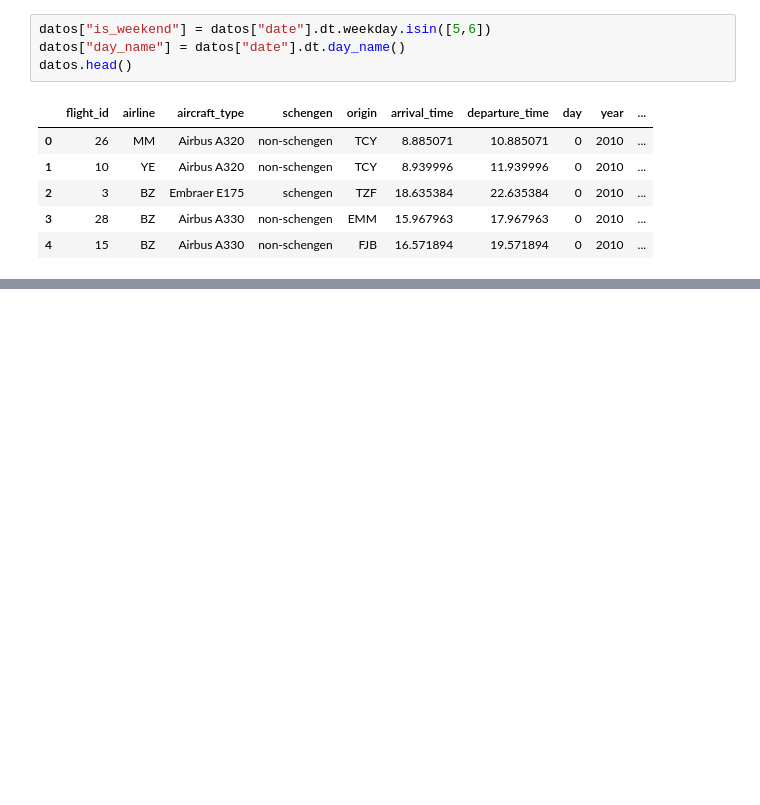
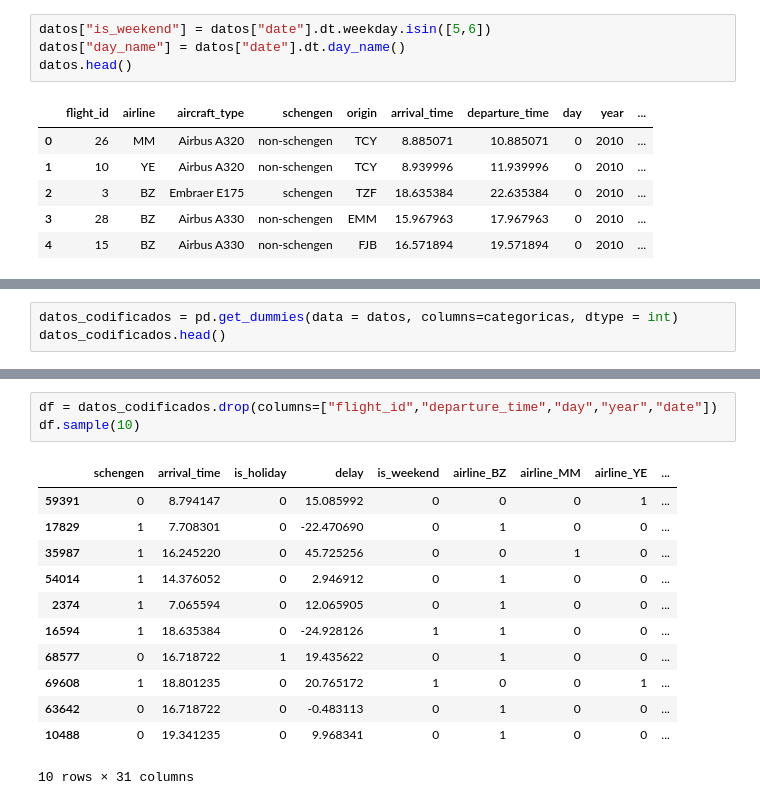
Before and after one commit to cmrondon2000/optimizacion_aeroportuaria, a Jupyter notebook: optimizacion_aeroportuaria.ipynb, the cells around one changed output, grey strips where cells are left out. Cells and saved outputs as stored; diff of their text form; blank space fills up the shorter version.

```diff
--- a/optimizacion_aeroportuaria.ipynb
+++ b/optimizacion_aeroportuaria.ipynb
@@ -191,0 +240,3 @@ datos.head()
+# %%
+datos_codificados = pd.get_dummies(data = datos, columns=categoricas, dtype = int)
+datos_codificados.head()
@@ -191,0 +277,16 @@ datos.head()
+# %%
+df = datos_codificados.drop(columns=["flight_id","departure_time","day","year","date"])
+df.sample(10)
+# %% [output]
+|  | schengen | arrival_time | is_holiday | delay | is_weekend | airline_BZ | airline_MM | airline_YE | ... |
+| 59391 | 0 | 8.794147 | 0 | 15.085992 | 0 | 0 | 0 | 1 | ... |
+| 17829 | 1 | 7.708301 | 0 | -22.470690 | 0 | 1 | 0 | 0 | ... |
+| 35987 | 1 | 16.245220 | 0 | 45.725256 | 0 | 0 | 1 | 0 | ... |
+| 54014 | 1 | 14.376052 | 0 | 2.946912 | 0 | 1 | 0 | 0 | ... |
+| 2374 | 1 | 7.065594 | 0 | 12.065905 | 0 | 1 | 0 | 0 | ... |
+| 16594 | 1 | 18.635384 | 0 | -24.928126 | 1 | 1 | 0 | 0 | ... |
+| 68577 | 0 | 16.718722 | 1 | 19.435622 | 0 | 1 | 0 | 0 | ... |
+| 69608 | 1 | 18.801235 | 0 | 20.765172 | 1 | 0 | 0 | 1 | ... |
+| 63642 | 0 | 16.718722 | 0 | -0.483113 | 0 | 1 | 0 | 0 | ... |
+| 10488 | 0 | 19.341235 | 0 | 9.968341 | 0 | 1 | 0 | 0 | ... |
+10 rows × 31 columns
```
Also changed, not shown: parts of 6 cells of this notebook.
